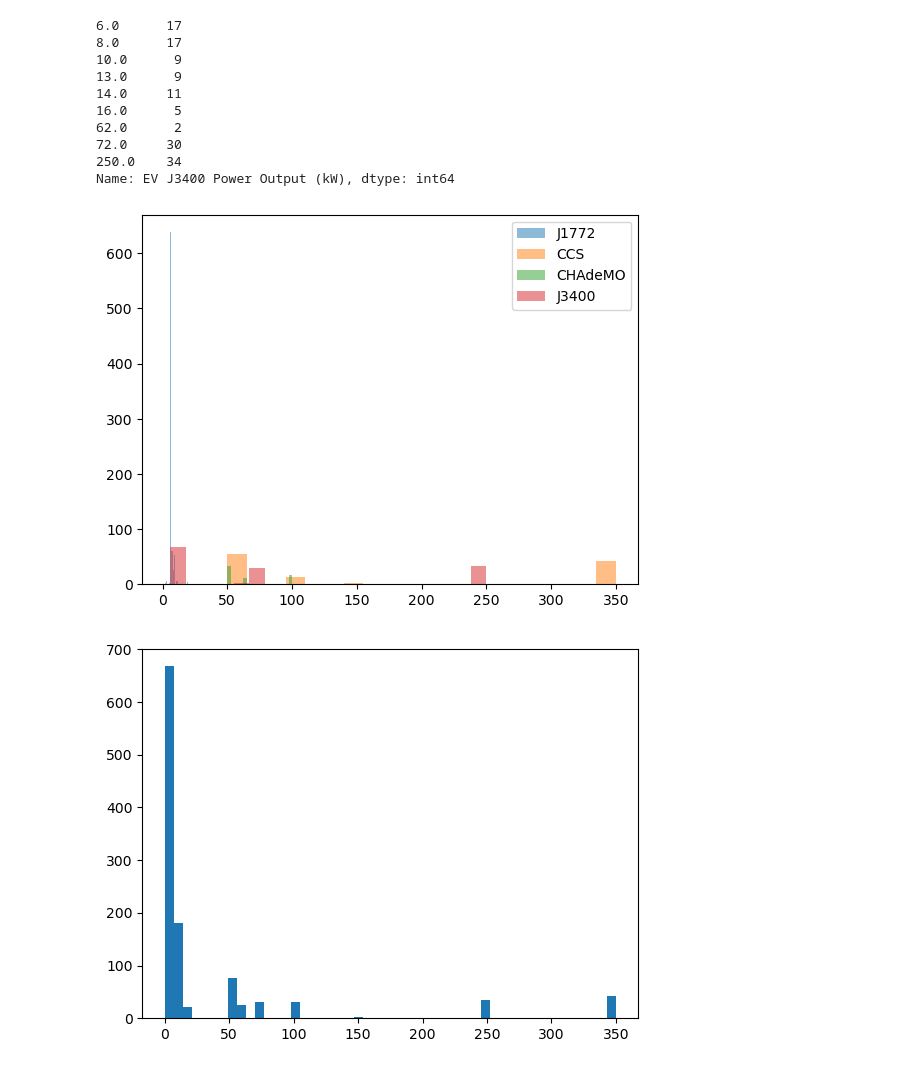
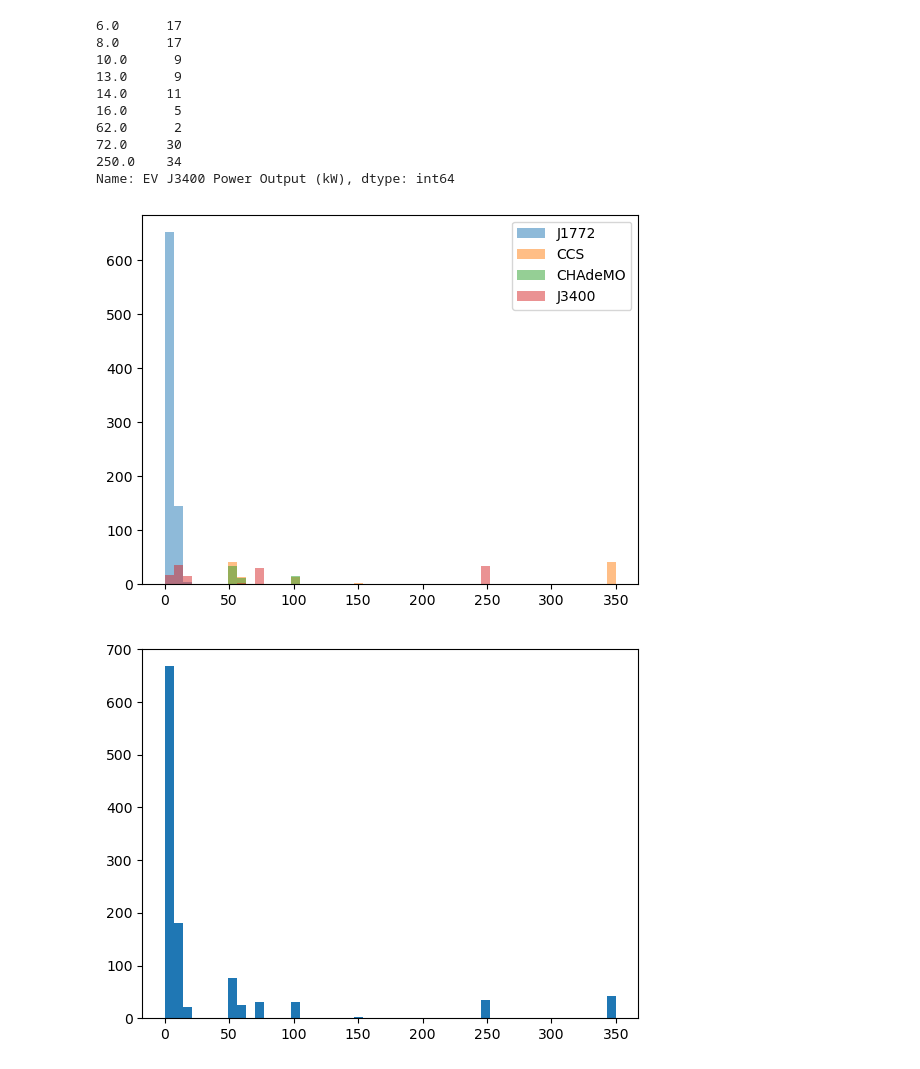
Before and after one commit to Stanford-Sustainable-Systems-Lab/pamodpy, a Jupyter notebook: pamodpy/data/SF_charging_data_preprocessing.ipynb, the cells around one changed output. Saved outputs shown, nothing was run; the diff lists cells and outputs as text; code cells hidden in the pictures.

```diff
--- a/pamodpy/data/SF_charging_data_preprocessing.ipynb
+++ b/pamodpy/data/SF_charging_data_preprocessing.ipynb
@@ -408,14 +408,14 @@ Name: EV J3400 Power Output (kW), dtype: int64
 # %%
 # Plot histogram of all power output values across all connector types
 plt.figure()
-plt.hist(df['EV J1772 Power Output (kW)'].dropna(), bins=20, alpha=0.5, label='J1772')
-plt.hist(df['EV CCS Power Output (kW)'].dropna(), bins=20, alpha=0.5, label='CCS')
-plt.hist(df['EV CHAdeMO Power Output (kW)'].dropna(), bins=20, alpha=0.5, label='CHAdeMO')
-plt.hist(df['EV J3400 Power Output (kW)'].dropna(), bins=20, alpha=0.5, label='J3400')
+plt.hist(df['EV J1772 Power Output (kW)'].dropna(), bins=np.arange(0, 357, 7), alpha=0.5, label='J1772')
+plt.hist(df['EV CCS Power Output (kW)'].dropna(), bins=np.arange(0, 357, 7), alpha=0.5, label='CCS')
+plt.hist(df['EV CHAdeMO Power Output (kW)'].dropna(), bins=np.arange(0, 357, 7), alpha=0.5, label='CHAdeMO')
+plt.hist(df['EV J3400 Power Output (kW)'].dropna(), bins=np.arange(0, 357, 7), alpha=0.5, label='J3400')
 plt.legend()
 plt.show()
 # %% [output]
-[figure, old version]
+[figure, new version]
 # %%
 # Create an array of all power output values across all connector types and plot its histogram with a bin width of 7 kW
 power_output = np.concatenate([df['EV J1772 Power Output (kW)'].dropna().values, df['EV CCS Power Output (kW)'].dropna().values, df['EV CHAdeMO Power Output (kW)'].dropna().values, df['EV J3400 Power Output (kW)'].dropna().values])
```
Also changed, not shown: parts of 4 cells of this notebook.
